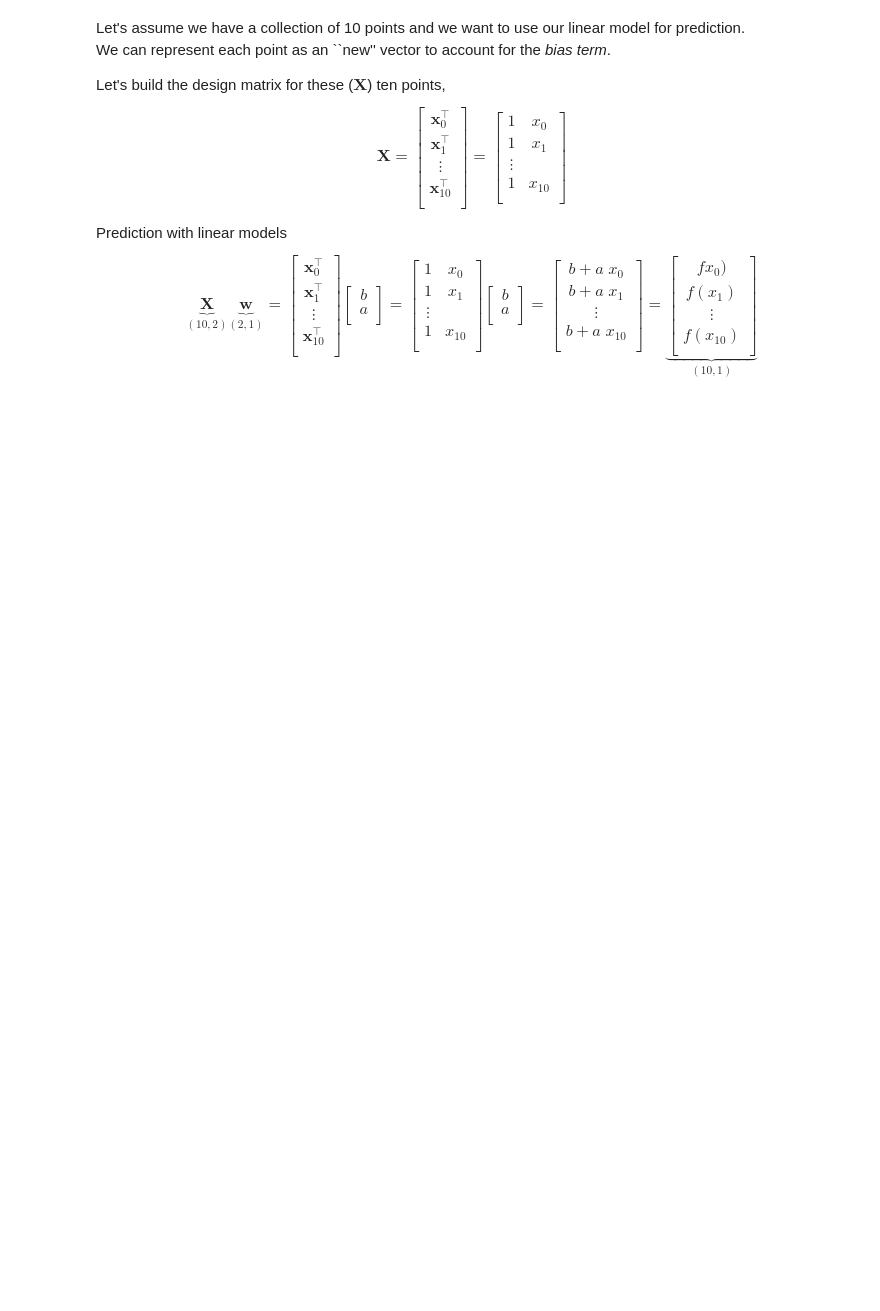
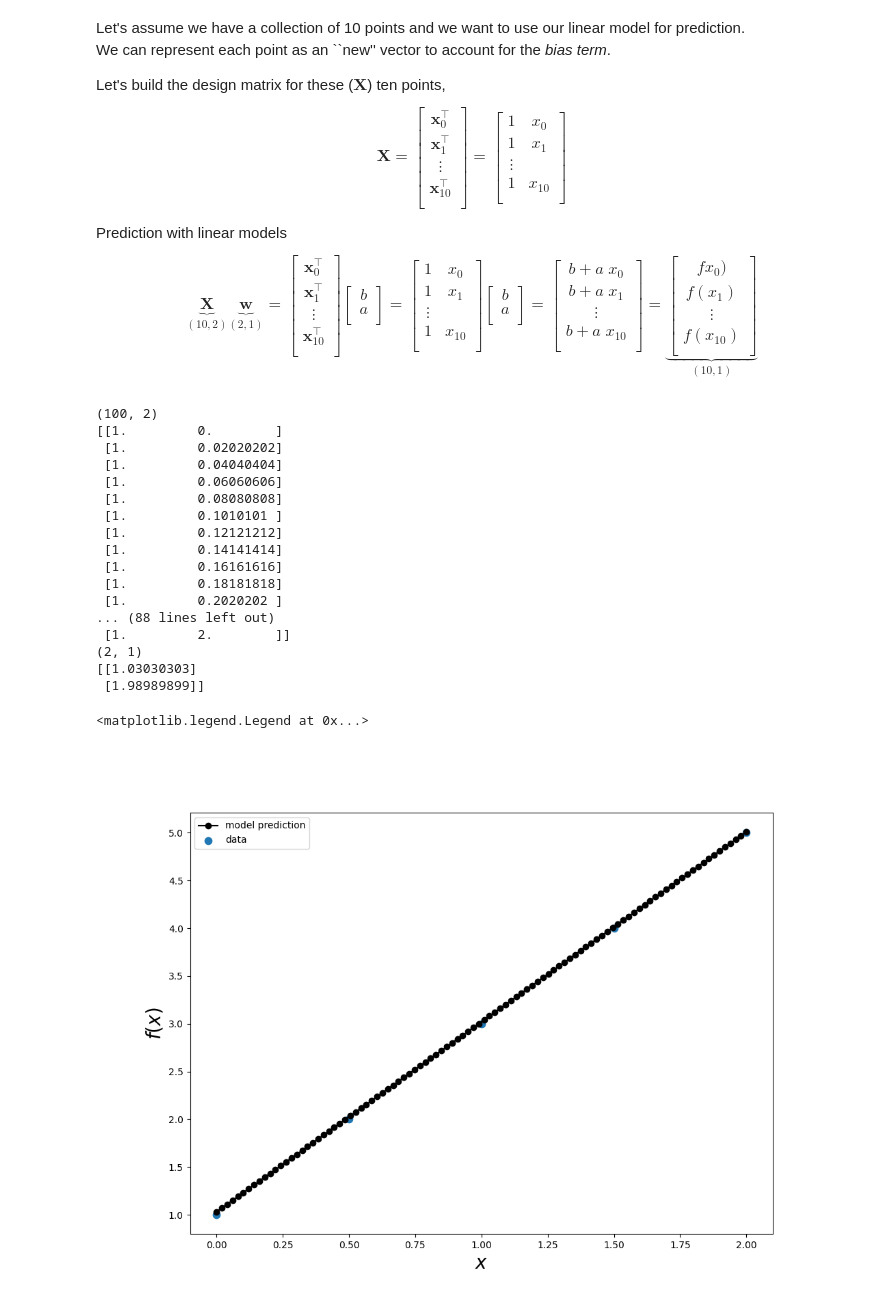
Before and after one commit to ChemAI-Lab/Math4Chem, a Jupyter notebook: website/Lecture_Notes/Coding/linear_regression_class.ipynb, the cells around one changed output. Cells and saved outputs as stored; diff of their text form; code cells hidden in the pictures; blank space fills up the shorter version.

```diff
--- a/website/Lecture_Notes/Coding/linear_regression_class.ipynb
+++ b/website/Lecture_Notes/Coding/linear_regression_class.ipynb
@@ -297,24 +319,44 @@ $$
 # %%
 # Build the design matrix
 
-x_grid = np.linspace(-0,2,10) #change the number of points
+x_grid = np.linspace(-0,2,100) #change the number of points
 X = np.column_stack((np.ones_like(x_grid), x_grid))
 print(X.shape)
 print(X)
 
 # w = ab_best[:,None]
 w = np.array([[ab_best[1]],[ab_best[0]]])
 print(w.shape)
 print(w)
 
 # prediction
 y_pred = X @ w
 
 
 # plot the result
 fig, ax = plt.subplots(figsize=(11, 8))
 ax.plot(x_grid, y_pred, c='k', marker='o', label='model prediction')
 ax.scatter(x, y,label='data',s=55)
 ax.set_xlabel(r'$x$', fontsize=20)
 ax.set_ylabel(r'$f(x)$', fontsize=20)
 ax.legend()
+# %% [output]
+(100, 2)
+[[1.         0.        ]
+ [1.         0.02020202]
+ [1.         0.04040404]
+ [1.         0.06060606]
+ [1.         0.08080808]
+ [1.         0.1010101 ]
+ [1.         0.12121212]
+ [1.         0.14141414]
+ [1.         0.16161616]
+ [1.         0.18181818]
+ [1.         0.2020202 ]
+... (88 lines left out)
+ [1.         2.        ]]
+(2, 1)
+[[1.03030303]
+ [1.98989899]]
+<matplotlib.legend.Legend at 0x...>
+[figure, added]
```
Also changed, not shown: parts of 6 cells of this notebook.
